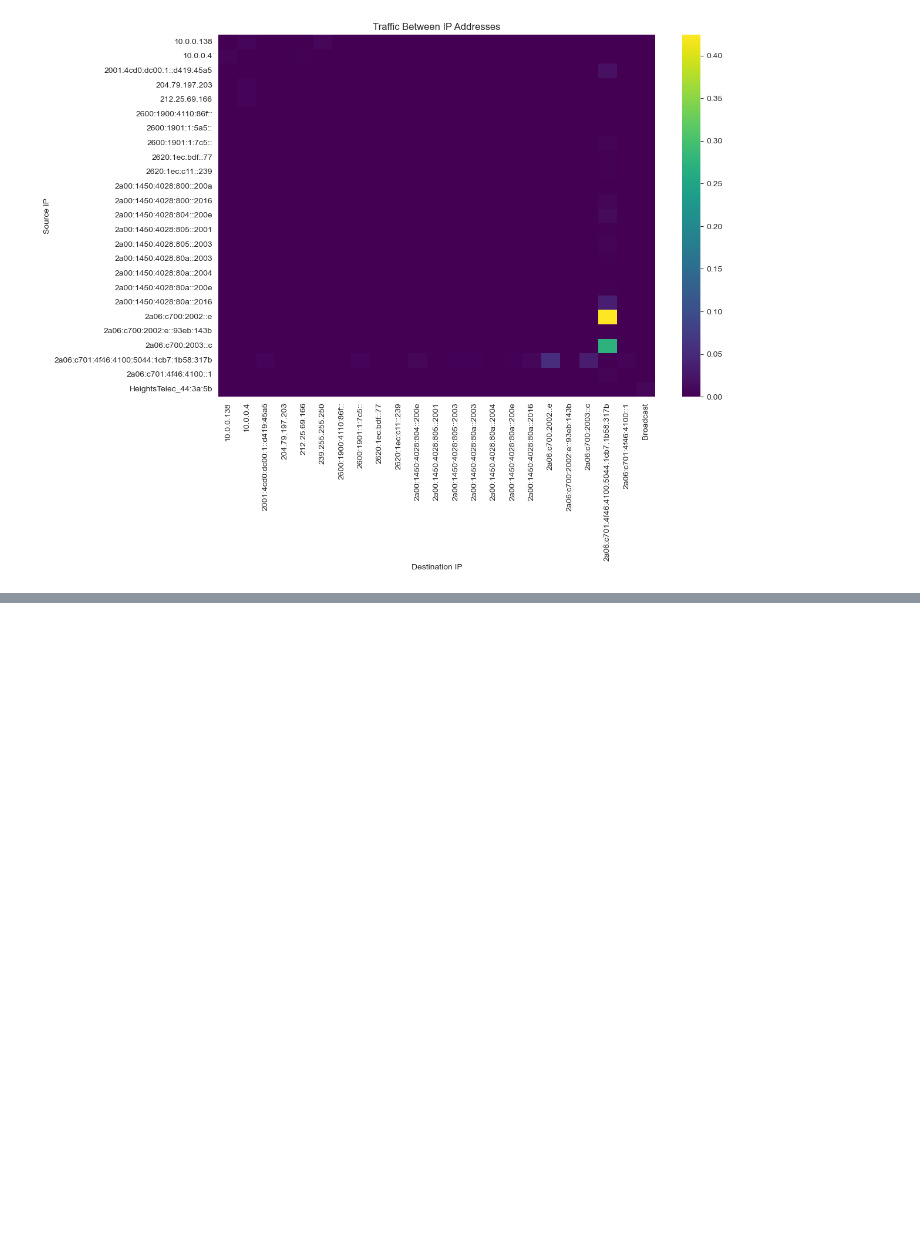
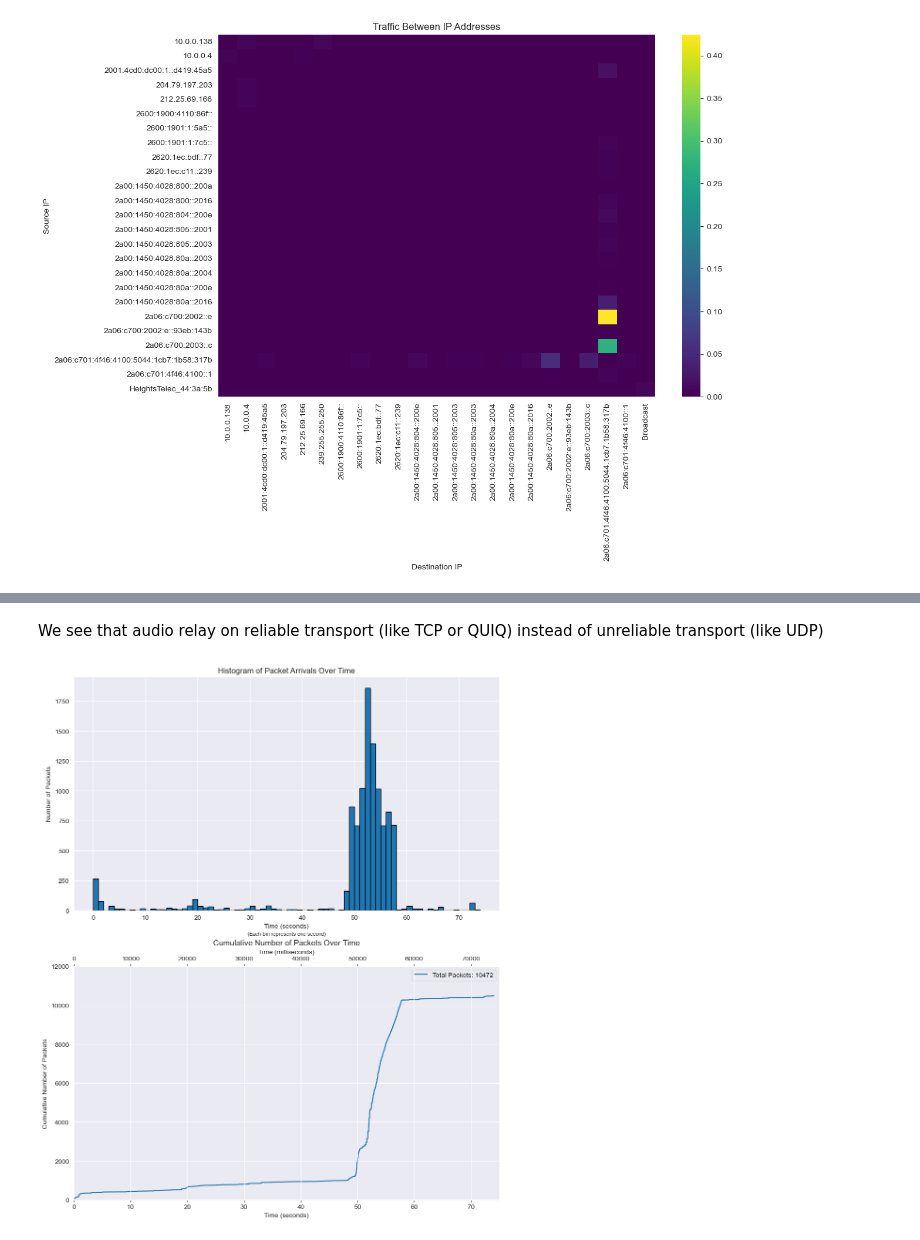
Before and after one commit to NeriyaFilber/CN_Ex_Final, a Jupyter notebook: CN_Final_Assignment.ipynb, the cells around one changed output, grey strips where cells are left out. Drawn from its saved outputs; the diff is of its cells as text; code cells hidden in the pictures; blank space fills up the shorter version.

```diff
--- a/CN_Final_Assignment.ipynb
+++ b/CN_Final_Assignment.ipynb
@@ -680,0 +800,56 @@ plt.show()
+# %% [markdown]
+We see that audio relay on reliable transport (like TCP or QUIQ) instead of unreliable transport (like UDP)
+# %%
+import pandas as pd
+import matplotlib.pyplot as plt
+
+# Ensure 'Time' column is correctly referenced
+if 'Time' in audio_streaming_spotify.columns:
+    # Create a copy of the DataFrame for plotting
+    plot_data = audio_streaming_spotify.copy()
+
+    # Set the 'Time' column as the index in the copy
+    plot_data.set_index('Time', inplace=True)
+
+    # Convert 'Time' index to milliseconds and seconds
+    plot_data['Time_ms'] = plot_data.index.total_seconds() * 1000
+    plot_data['Time_s'] = plot_data.index.total_seconds()
+
+    # Sort the index
+    plot_data.sort_index(inplace=True)
+
+    # Calculate the cumulative count of packets
+    plot_data['Cumulative_Count'] = range(1, len(plot_data) + 1)
+
+    # Create subplots
+    fig, (ax1, ax2) = plt.subplots(2, 1, figsize=(10, 12))
+
+    # Plot the histogram of packet arrivals with bins of 1 second
+    ax1.hist(plot_data['Time_s'], bins=range(0, int(plot_data['Time_s'].max()) + 1), edgecolor='black')
+    ax1.set_title('Histogram of Packet Arrivals Over Time')
+    ax1.set_xlabel('Time (seconds)')
+    ax1.set_ylabel('Number of Packets')
+    ax1.text(0.5, -0.1, '(Each bin represents one second)', ha='center', va='center', transform=ax1.transAxes, fontsize=8)
+
+    # Plot the cumulative count of packets
+    ax2.plot(plot_data['Time_s'], plot_data['Cumulative_Count'], label='Cumulative Count')
+    ax2.set_title('Cumulative Number of Packets Over Time')
+    ax2.set_xlabel('Time (seconds)')
+    ax2.set_ylabel('Cumulative Number of Packets')
+    ax2.set_xlim(0, 75)
+    ax2.set_ylim(0, 12000)
+    total_packets = plot_data['Cumulative_Count'].max()
+    ax2.legend([f'Total Packets: {total_packets}'])
+
+    # Create a secondary x-axis for milliseconds
+    ax2_sec = ax2.twiny()
+    ax2_sec.set_xlim(0, 75000)
+    ax2_sec.set_xlabel('Time (milliseconds)')
+
+    # Display the plots
+    plt.tight_layout()
+    plt.show()
+else:
+    print("The 'Time' column is not found in the DataFrame.")
+# %% [output]
+[figure, added]
```
Also changed, not shown: parts of 30 cells of this notebook, 3 other files.
